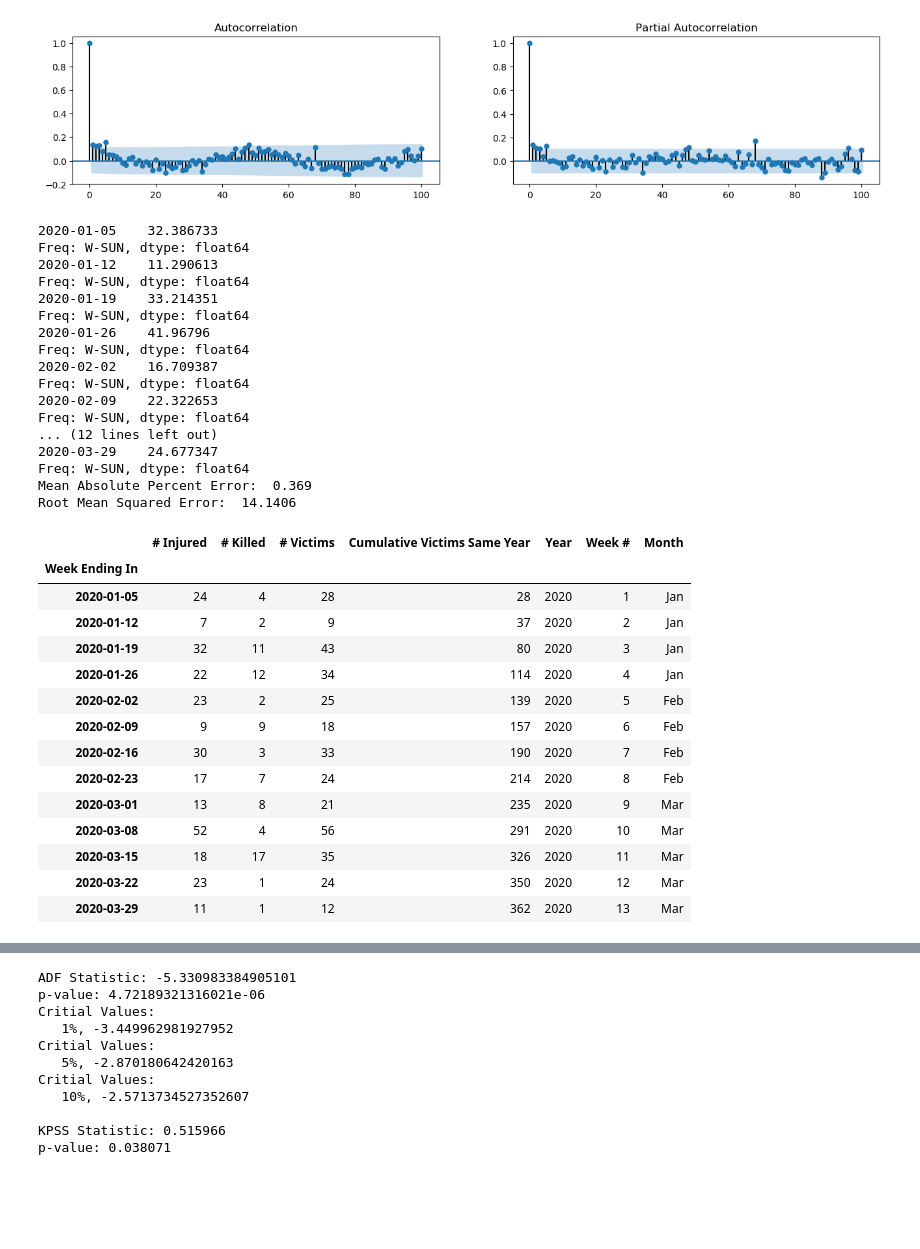
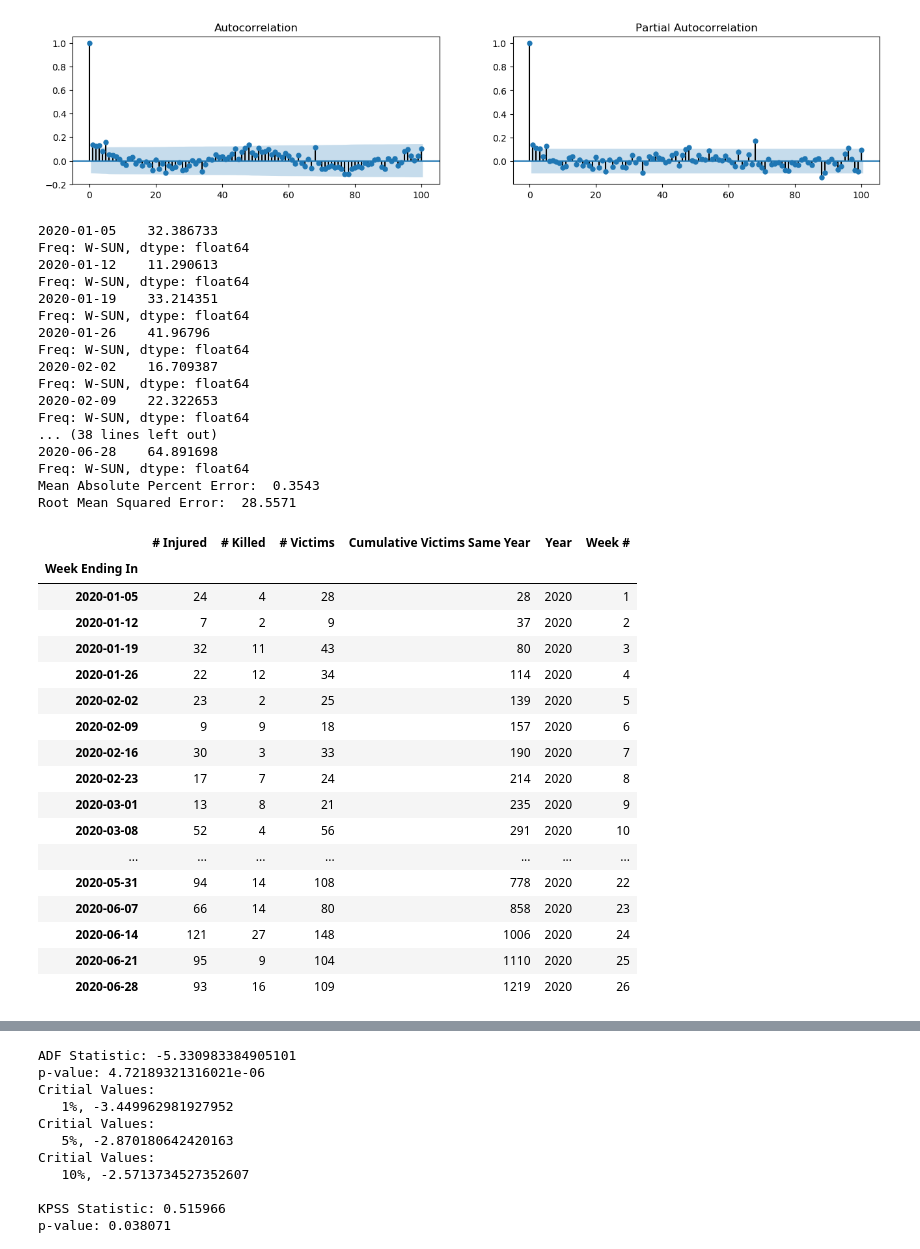
Before and after one commit to thomsu/Mass-Shootings-Time-Series, a Jupyter notebook: MassShootings.ipynb, the cells around one changed output, grey strips where cells are left out. Cells and saved outputs as stored; diff of their text form; code cells hidden in the pictures; blank space fills up the shorter version.

```diff
--- a/MassShootings.ipynb
+++ b/MassShootings.ipynb
@@ -573,7 +606,7 @@ model = SARIMAX(ts_df[:'2019-12-29']['# Victims'], order=(0, 0, 0), seasonal_ord
 model_fit = model.fit(disp=False)
 # make prediction
 residuals = pd.Series()
-for i in range(13):
+for i in range(26):
     yhat = model_fit.predict(len(ts_df[:'2019-12-29']['# Victims'])+i, len(ts_df[:'2019-12-29']['# Victims'])+i)
     print(yhat)
     if not residuals.empty:
@@ -595,26 +628,29 @@ Freq: W-SUN, dtype: float64
 Freq: W-SUN, dtype: float64
 2020-02-09    22.322653
 Freq: W-SUN, dtype: float64
-... (12 lines left out)
-2020-03-29    24.677347
+... (38 lines left out)
+2020-06-28    64.891698
 Freq: W-SUN, dtype: float64
-Mean Absolute Percent Error:  0.369
-Root Mean Squared Error:  14.1406
+Mean Absolute Percent Error:  0.3543
+Root Mean Squared Error:  28.5571
 # %%
-ts_df.loc[(ts_df['Year']==2020) & (ts_df['Week #']<14)]
+ts_df.loc[(ts_df['Year']==2020) & (ts_df['Week #']<27)]
 # %% [output]
-|  | # Injured | # Killed | # Victims | Cumulative Victims Same Year | Year | Week # | Month |
-| Week Ending In |  |  |  |  |  |  |  |
-| 2020-01-05 | 24 | 4 | 28 | 28 | 2020 | 1 | Jan |
-| 2020-01-12 | 7 | 2 | 9 | 37 | 2020 | 2 | Jan |
-| 2020-01-19 | 32 | 11 | 43 | 80 | 2020 | 3 | Jan |
-| 2020-01-26 | 22 | 12 | 34 | 114 | 2020 | 4 | Jan |
-| 2020-02-02 | 23 | 2 | 25 | 139 | 2020 | 5 | Feb |
-| 2020-02-09 | 9 | 9 | 18 | 157 | 2020 | 6 | Feb |
-| 2020-02-16 | 30 | 3 | 33 | 190 | 2020 | 7 | Feb |
-| 2020-02-23 | 17 | 7 | 24 | 214 | 2020 | 8 | Feb |
-| 2020-03-01 | 13 | 8 | 21 | 235 | 2020 | 9 | Mar |
-| 2020-03-08 | 52 | 4 | 56 | 291 | 2020 | 10 | Mar |
-| 2020-03-15 | 18 | 17 | 35 | 326 | 2020 | 11 | Mar |
-| 2020-03-22 | 23 | 1 | 24 | 350 | 2020 | 12 | Mar |
-| 2020-03-29 | 11 | 1 | 12 | 362 | 2020 | 13 | Mar |
+|  | # Injured | # Killed | # Victims | Cumulative Victims Same Year | Year | Week # |
+| Week Ending In |  |  |  |  |  |  |
+| 2020-01-05 | 24 | 4 | 28 | 28 | 2020 | 1 |
+| 2020-01-12 | 7 | 2 | 9 | 37 | 2020 | 2 |
+| 2020-01-19 | 32 | 11 | 43 | 80 | 2020 | 3 |
+| 2020-01-26 | 22 | 12 | 34 | 114 | 2020 | 4 |
+| 2020-02-02 | 23 | 2 | 25 | 139 | 2020 | 5 |
+| 2020-02-09 | 9 | 9 | 18 | 157 | 2020 | 6 |
+| 2020-02-16 | 30 | 3 | 33 | 190 | 2020 | 7 |
+| 2020-02-23 | 17 | 7 | 24 | 214 | 2020 | 8 |
+| 2020-03-01 | 13 | 8 | 21 | 235 | 2020 | 9 |
+| 2020-03-08 | 52 | 4 | 56 | 291 | 2020 | 10 |
+| ... | ... | ... | ... | ... | ... | ... |
+| 2020-05-31 | 94 | 14 | 108 | 778 | 2020 | 22 |
+| 2020-06-07 | 66 | 14 | 80 | 858 | 2020 | 23 |
+| 2020-06-14 | 121 | 27 | 148 | 1006 | 2020 | 24 |
+| 2020-06-21 | 95 | 9 | 104 | 1110 | 2020 | 25 |
+| 2020-06-28 | 93 | 16 | 109 | 1219 | 2020 | 26 |
```
Also changed, not shown: parts of 44 cells of this notebook.
